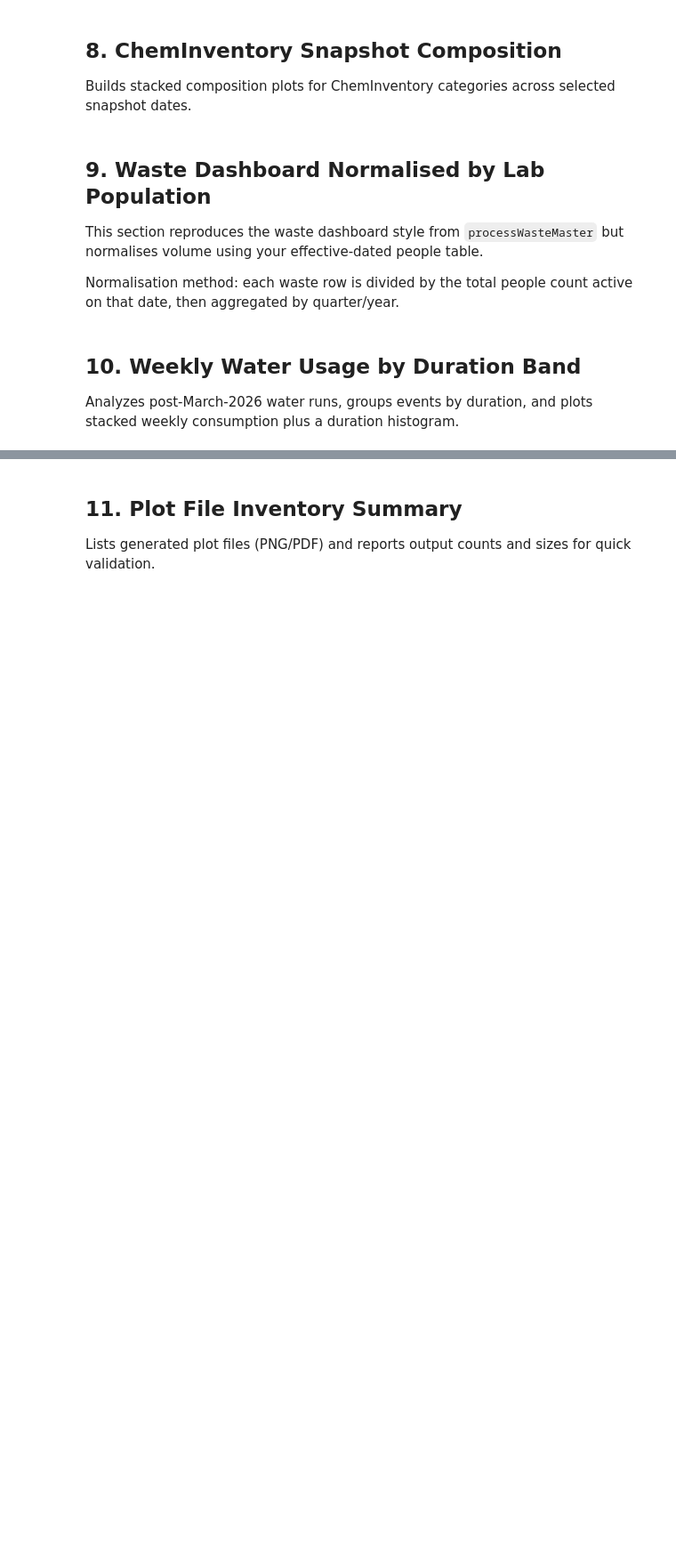
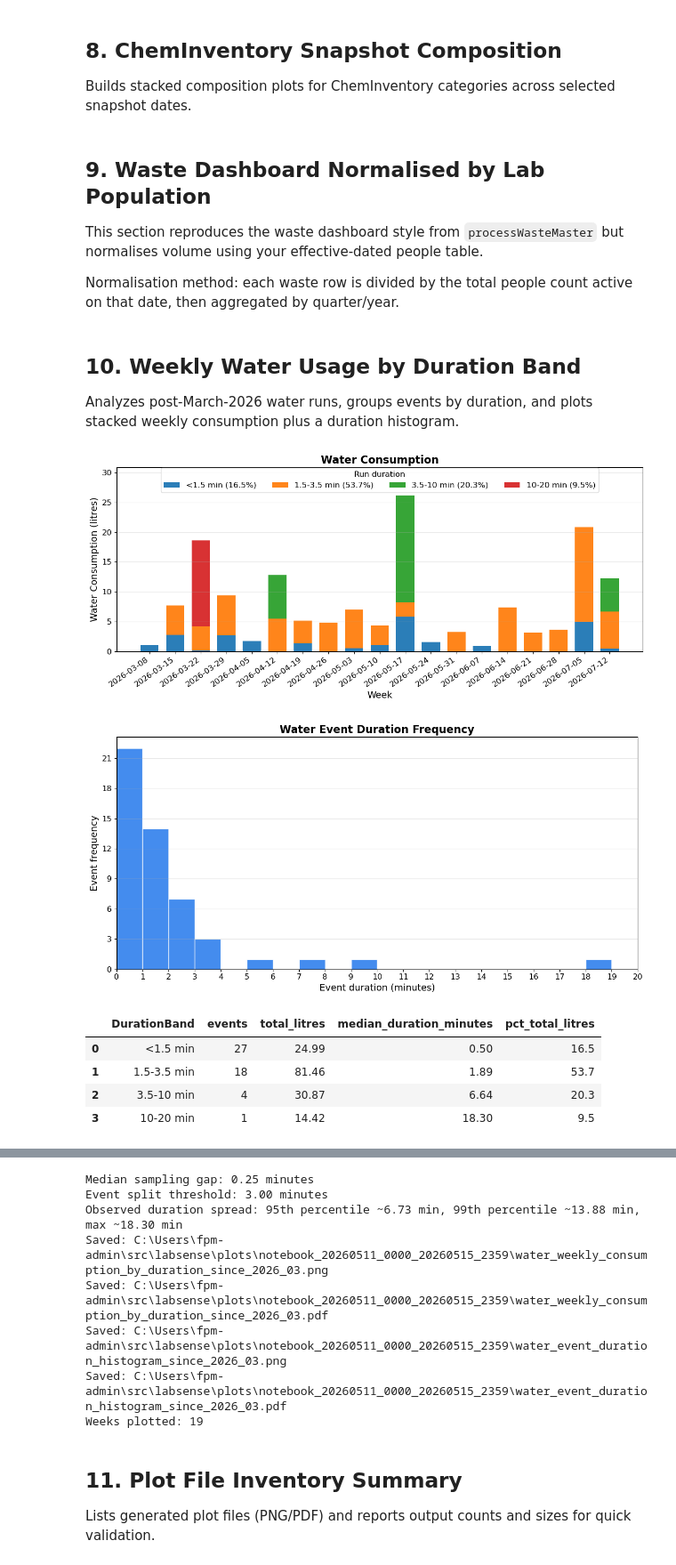
Before and after one commit to Cambridge-PAM/labsense, a Jupyter notebook: Analytics/analytics.ipynb, the cells around one changed output, grey strips where cells are left out. Shown at 89% size. Drawn from its saved outputs; the diff is of its cells as text; code cells hidden in the pictures; blank space fills up the shorter version.

Commit message:
Add water aggregate stats

```diff
--- a/Analytics/analytics.ipynb
+++ b/Analytics/analytics.ipynb
@@ -1426,6 +1421,19 @@ else:
             .reset_index()
         )
         duration_summary = duration_summary[duration_summary["events"] > 0].copy()
+        total_litres_all = float(duration_summary["total_litres"].sum())
+        if total_litres_all > 0:
+            duration_summary["pct_total_litres"] = (
+                duration_summary["total_litres"] / total_litres_all * 100.0
+            )
+        else:
+            duration_summary["pct_total_litres"] = 0.0
+        duration_pct_map = dict(
+            zip(
+                duration_summary["DurationBand"].astype(str),
+                duration_summary["pct_total_litres"],
+            )
+        )
 
         # Use TrueType font embedding so PDF text stays editable in Adobe Illustrator.
         plt.rcParams["pdf.fonttype"] = 42
@@ -1463,7 +1471,7 @@ else:
                 width=5,
                 color=color_map[duration_band],
                 alpha=0.95,
-                label=duration_band,
+                label=f"{duration_band} ({duration_pct_map.get(duration_band, 0.0):.1f}%)",
             )
             bottom = bottom + values
 
@@ -1514,31 +1522,53 @@ else:
         ax_hist.set_ylabel("Event frequency")
         ax_hist.set_xlim(0, 20)
         ax_hist.xaxis.set_major_locator(MultipleLocator(1))
         ax_hist.yaxis.set_major_locator(MaxNLocator(integer=True))
         ax_hist.grid(True, axis="y", alpha=0.3)
         fig_hist.tight_layout()
 
         hist_png = PLOT_DIR / "water_event_duration_histogram_since_2026_03.png"
         hist_pdf = hist_png.with_suffix(".pdf")
         fig_hist.savefig(hist_png, dpi=150, bbox_inches="tight")
         fig_hist.savefig(hist_pdf, bbox_inches="tight")
         plt.show()
         plt.close(fig_hist)
 
         display(
-            duration_summary.round({"total_litres": 2, "median_duration_minutes": 2})
+            duration_summary.round(
+                {
+                    "total_litres": 2,
+                    "median_duration_minutes": 2,
+                    "pct_total_litres": 1,
+                }
+            )
         )
+        weekly_litres_table = weekly_consumption.copy()
+        weekly_litres_table = weekly_litres_table.rename(
+            columns={"weekly_water_consumption": "weekly_litres"}
+        )
+        weekly_litres_table["weekly_litres"] = weekly_litres_table[
+            "weekly_litres"
+        ].round(2)
+        display(weekly_litres_table)
         display(weekly_duration_stack.reset_index())
         print(f"Median sampling gap: {typical_gap_seconds / 60.0:.2f} minutes")
         print(f"Event split threshold: {gap_threshold_seconds / 60.0:.2f} minutes")
         print(
             "Observed duration spread: "
             f"95th percentile ~{event_summary['duration_minutes'].quantile(0.95):.2f} min, "
             f"99th percentile ~{event_summary['duration_minutes'].quantile(0.99):.2f} min, "
             f"max ~{event_summary['duration_minutes'].max():.2f} min"
         )
         print(f"Saved: {out_png}")
         print(f"Saved: {out_pdf}")
         print(f"Saved: {hist_png}")
         print(f"Saved: {hist_pdf}")
         print(f"Weeks plotted: {len(weekly_consumption)}")
+# %% [output]
+[figure, added]
+[figure, added]
+|  | DurationBand | events | total_litres | median_duration_minutes | pct_total_litres |
+| 0 | <1.5 min | 27 | 24.99 | 0.50 | 16.5 |
+| 1 | 1.5-3.5 min | 18 | 81.46 | 1.89 | 53.7 |
+| 2 | 3.5-10 min | 4 | 30.87 | 6.64 | 20.3 |
+| 3 | 10-20 min | 1 | 14.42 | 18.30 | 9.5 |
@@ -1545,3 +1609,11 @@ else:
+Median sampling gap: 0.25 minutes
+Event split threshold: 3.00 minutes
+Observed duration spread: 95th percentile ~6.73 min, 99th percentile ~13.88 min, max ~18.30 min
+Saved: C:\Users\fpm-admin\src\labsense\plots\notebook_20260511_0000_20260515_2359\water_weekly_consumption_by_duration_since_2026_03.png
+Saved: C:\Users\fpm-admin\src\labsense\plots\notebook_20260511_0000_20260515_2359\water_weekly_consumption_by_duration_since_2026_03.pdf
+Saved: C:\Users\fpm-admin\src\labsense\plots\notebook_20260511_0000_20260515_2359\water_event_duration_histogram_since_2026_03.png
+Saved: C:\Users\fpm-admin\src\labsense\plots\notebook_20260511_0000_20260515_2359\water_event_duration_histogram_since_2026_03.pdf
+Weeks plotted: 19
 # %% [markdown]
 ## 11. Plot File Inventory Summary
 
```
Also changed, not shown: parts of 2 cells of this notebook.
